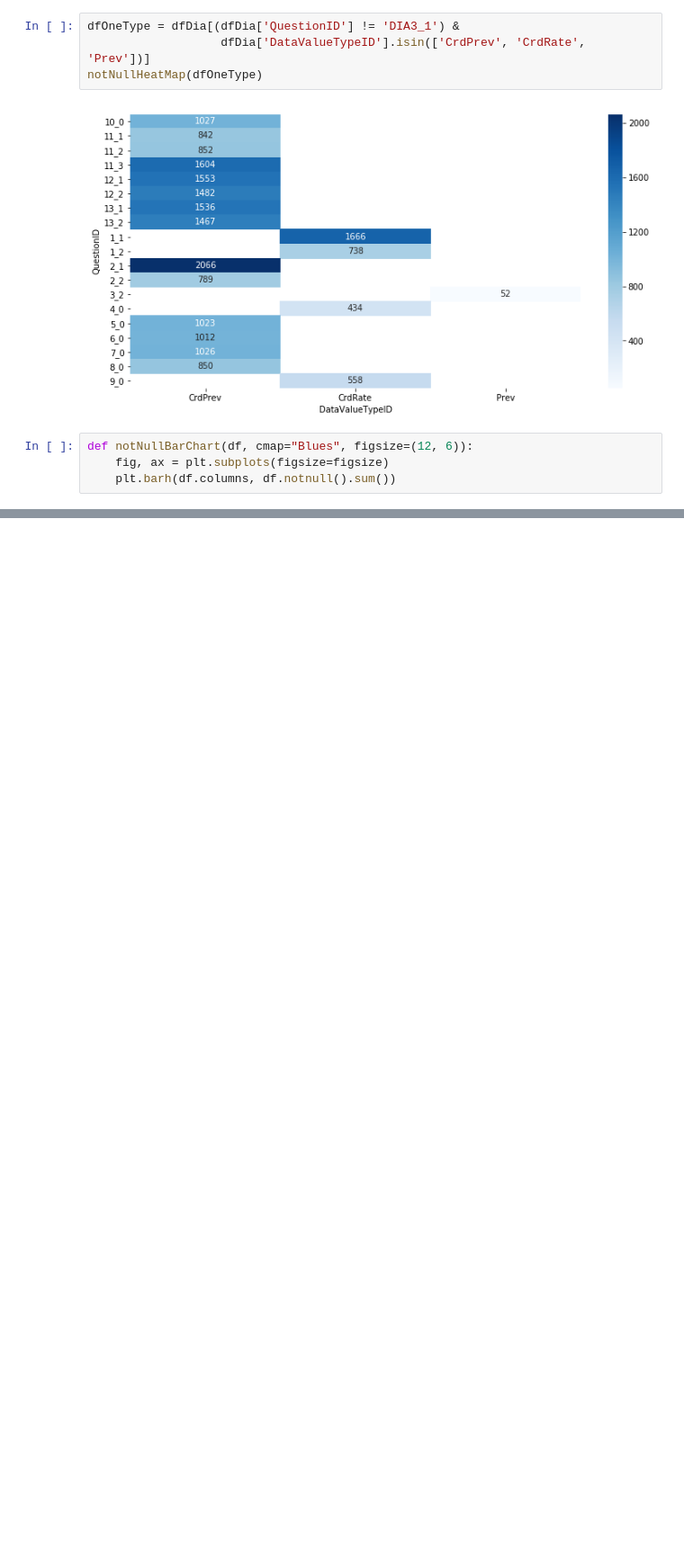
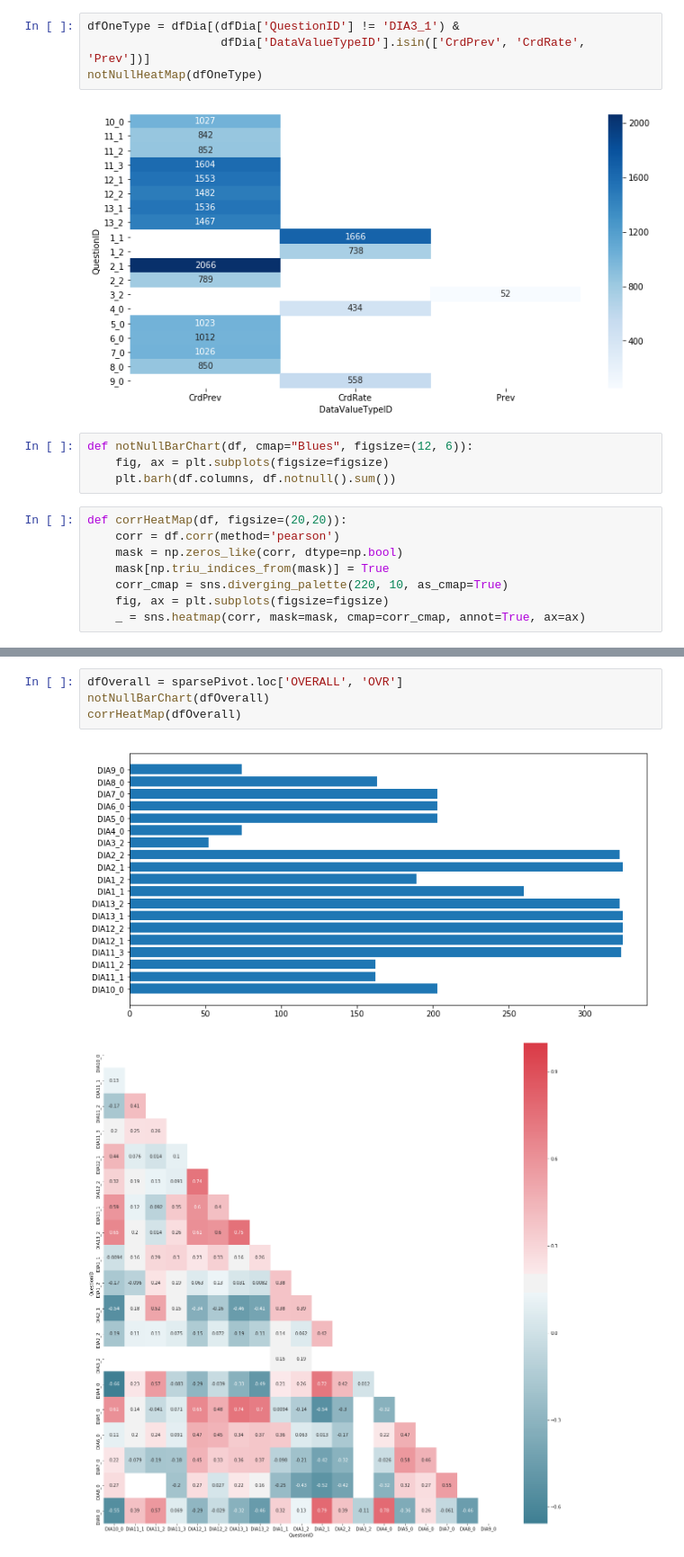
Before and after one commit to dkjer/data150labs, a Jupyter notebook: Explore Diabetes.ipynb, the cells around one changed output, grey strips where cells are left out. Shown at 90% size. Saved outputs shown, nothing was run; the diff lists cells and outputs as text; blank space fills up the shorter version.

```diff
--- a/Explore Diabetes.ipynb
+++ b/Explore Diabetes.ipynb
@@ -324,4 +324,12 @@ notNullHeatMap(dfOneType)
 def notNullBarChart(df, cmap="Blues", figsize=(12, 6)):
     fig, ax = plt.subplots(figsize=figsize)
     plt.barh(df.columns, df.notnull().sum())
+# %%
+def corrHeatMap(df, figsize=(20,20)):
+    corr = df.corr(method='pearson')
+    mask = np.zeros_like(corr, dtype=np.bool)
+    mask[np.triu_indices_from(mask)] = True
+    corr_cmap = sns.diverging_palette(220, 10, as_cmap=True)
+    fig, ax = plt.subplots(figsize=figsize)
+    _ = sns.heatmap(corr, mask=mask, cmap=corr_cmap, annot=True, ax=ax)
 # %%
@@ -355,0 +358,7 @@ sparsePivot
+# %%
+dfOverall = sparsePivot.loc['OVERALL', 'OVR']
+notNullBarChart(dfOverall)
+corrHeatMap(dfOverall)
+# %% [output]
+[figure, added]
+[figure, added]
```
Also changed, not shown: parts of 14 cells of this notebook.
